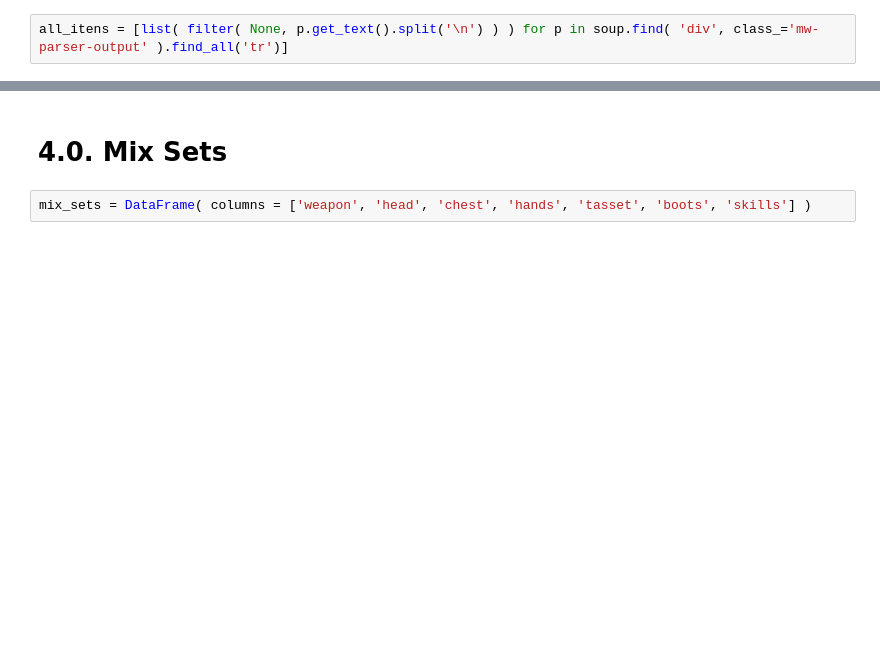
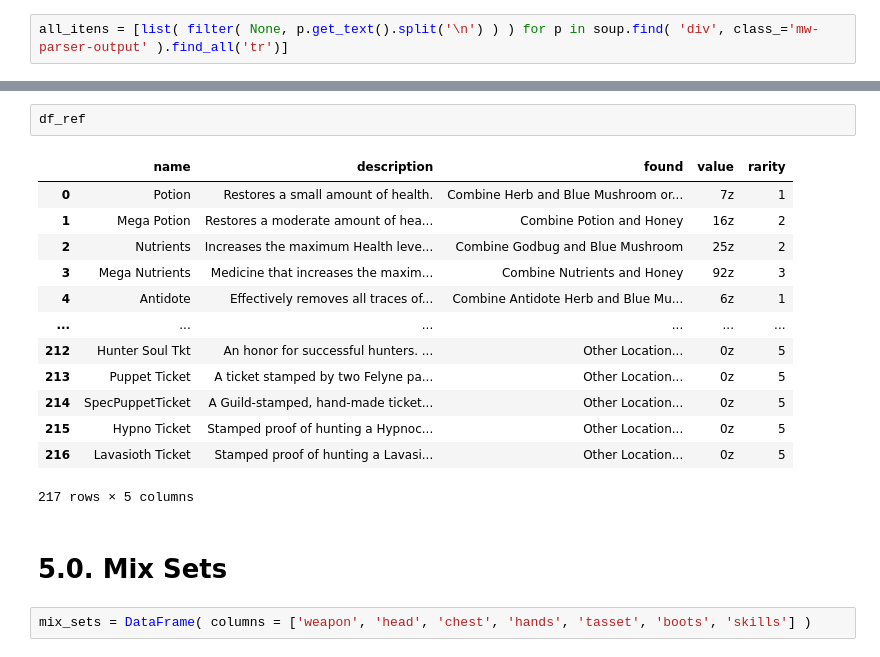
Before and after one commit to xGabrielR/Monster-Hunter-App, a Jupyter notebook: mh_webscraping.ipynb, the cells around one changed output, grey strips where cells are left out. Saved outputs shown, nothing was run; the diff lists cells and outputs as text; blank space fills up the shorter version.

Commit message:
App Table Done

```diff
--- a/mh_webscraping.ipynb
+++ b/mh_webscraping.ipynb
@@ -405,5 +502,21 @@ item_data.to_csv('/data/item.csv')
+# %%
+df_ref
+# %% [output]
+|  | name | description | found | value | rarity |
+| 0 | Potion | Restores a small amount of health. | Combine Herb and Blue Mushroom or... | 7z | 1 |
+| 1 | Mega Potion | Restores a moderate amount of hea... | Combine Potion and Honey | 16z | 2 |
+| 2 | Nutrients | Increases the maximum Health leve... | Combine Godbug and Blue Mushroom | 25z | 2 |
+| 3 | Mega Nutrients | Medicine that increases the maxim... | Combine Nutrients and Honey | 92z | 3 |
+| 4 | Antidote | Effectively removes all traces of... | Combine Antidote Herb and Blue Mu... | 6z | 1 |
+| ... | ... | ... | ... | ... | ... |
+| 212 | Hunter Soul Tkt | An honor for successful hunters. ... | Other Location... | 0z | 5 |
+| 213 | Puppet Ticket | A ticket stamped by two Felyne pa... | Other Location... | 0z | 5 |
+| 214 | SpecPuppetTicket | A Guild-stamped, hand-made ticket... | Other Location... | 0z | 5 |
+| 215 | Hypno Ticket | Stamped proof of hunting a Hypnoc... | Other Location... | 0z | 5 |
+| 216 | Lavasioth Ticket | Stamped proof of hunting a Lavasi... | Other Location... | 0z | 5 |
+217 rows × 5 columns
 # %% [markdown]
-# 4.0. Mix Sets
+# 5.0. Mix Sets
 # %%
 mix_sets = DataFrame( columns = ['weapon', 'head', 'chest', 'hands', 'tasset', 'boots', 'skills'] )
 # %%
```
Also changed, not shown: parts of 14 cells of this notebook, 7 other files.
